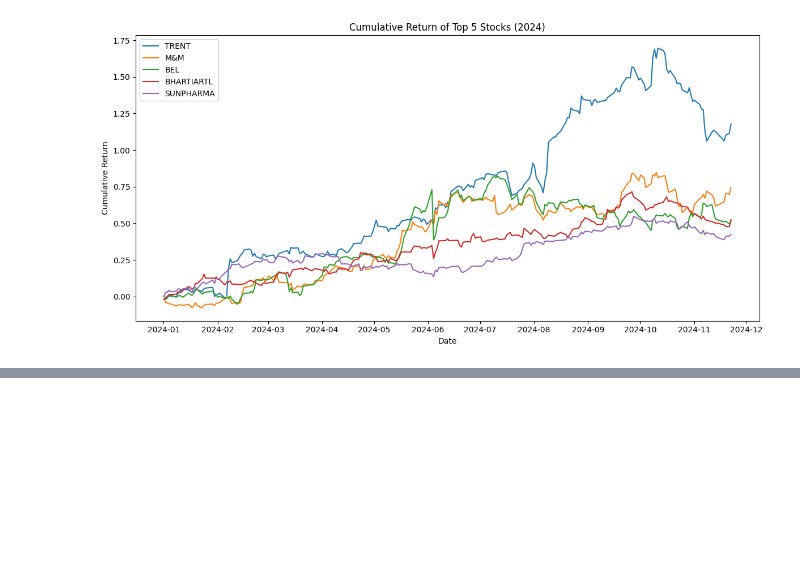
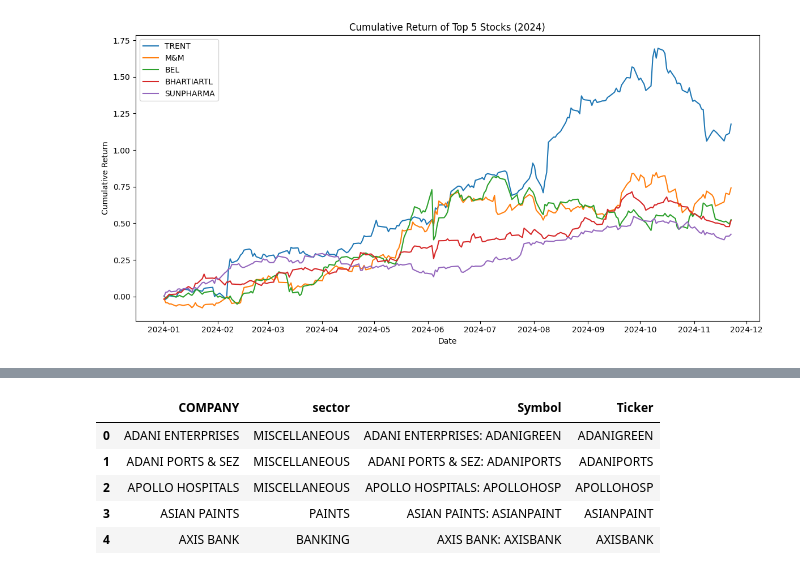
Before and after one commit to ShigilSasi/Stock_Analysis, a Jupyter notebook: yaml_files_load.ipynb, the cells around one changed output, grey strips where cells are left out. Cells and saved outputs as stored; diff of their text form; code cells hidden in the pictures; blank space fills up the shorter version.

```diff
--- a/yaml_files_load.ipynb
+++ b/yaml_files_load.ipynb
@@ -352,0 +380,11 @@ for yr in sorted(years):
+# %%
+# Clean the Symbol Column
+sector_df['Ticker'] = sector_df['Symbol'].str.split(':').str[-1].str.strip()
+sector_df.head()
+# %% [output]
+|  | COMPANY | sector | Symbol | Ticker |
+| 0 | ADANI ENTERPRISES | MISCELLANEOUS | ADANI ENTERPRISES: ADANIGREEN | ADANIGREEN |
+| 1 | ADANI PORTS & SEZ | MISCELLANEOUS | ADANI PORTS & SEZ: ADANIPORTS | ADANIPORTS |
+| 2 | APOLLO HOSPITALS | MISCELLANEOUS | APOLLO HOSPITALS: APOLLOHOSP | APOLLOHOSP |
+| 3 | ASIAN PAINTS | PAINTS | ASIAN PAINTS: ASIANPAINT | ASIANPAINT |
+| 4 | AXIS BANK | BANKING | AXIS BANK: AXISBANK | AXISBANK |
```
Also changed, not shown: parts of 16 cells of this notebook.
